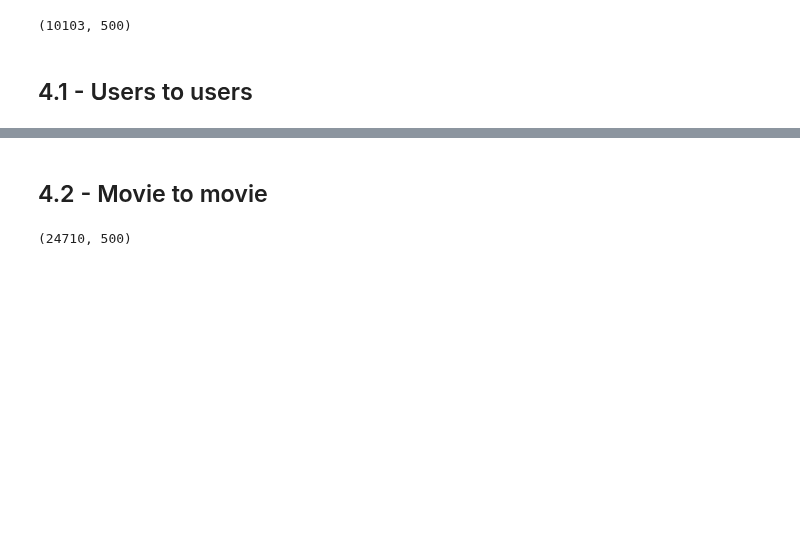
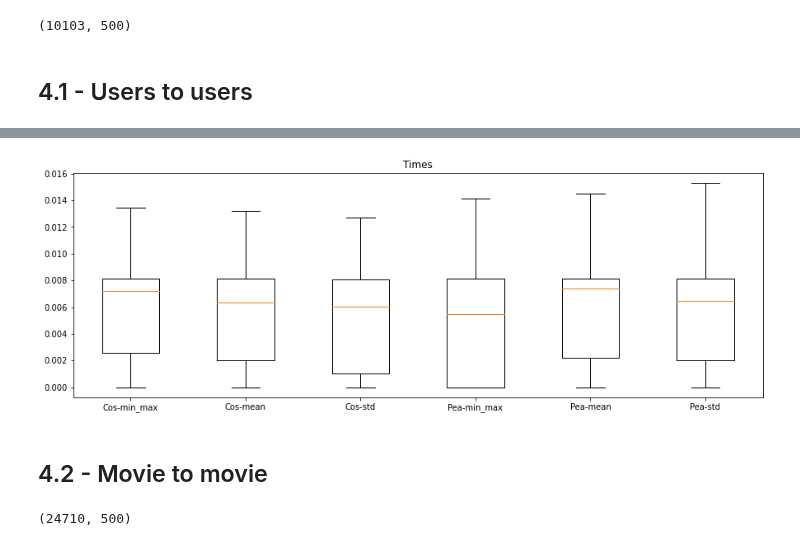
Before and after one commit to StundFR/ClusteringRecommendation, a Jupyter notebook: GroupLens/groupLens.ipynb, the cells around one changed output, grey strips where cells are left out. Cells and saved outputs as stored; diff of their text form; code cells hidden in the pictures; blank space fills up the shorter version.

```diff
--- a/GroupLens/groupLens.ipynb
+++ b/GroupLens/groupLens.ipynb
@@ -223,3 +205,42 @@ for similar_mat in stats.keys():
+# %%
+#On compare les deux méthodes
+from time import time
+
+NB_USER = 20
+NB_MOVIE = 20
+MAX = 100
+STEP = 2
+
+stats = {}
+
+for N in tqdm([i*STEP for i in range(1, MAX)]):
+    for distance in ["Cosinus", "Pearson"]:
+        stats[distance] = {"min_max" : [], "mean" : [], "std" : []}
+
+        for user_id in user_title_df.index[:NB_USER]:
+            all_rated_movies = user_title_df.loc[user_id].dropna()[:NB_MOVIE]
+
+            for movie in all_rated_movies.index:
+                for method in ["min_max", "mean", "std"]:
+                    start = time()
+                    rate = guess_rate(user_id, movie, distance, method, N)
+                    stats[distance][method].append(time() - start)
+# %%
+plt.figure(figsize=(15, 5))
+
+plots = []
+labels = []
+
+for distance in stats.keys():
+    for method in stats[distance].keys():
+        plots.append(stats[distance][method])
+        labels.append(f"{distance[:3]}-{method}")
+
+plt.boxplot(plots, labels=labels, showfliers=False)
+plt.title(f"Times")
+plt.show()
+# %% [output]
+[figure, added]
 # %% [markdown]
 ## 4.2 - Movie to movie
 # %%
```
Also changed, not shown: parts of 7 cells of this notebook.
